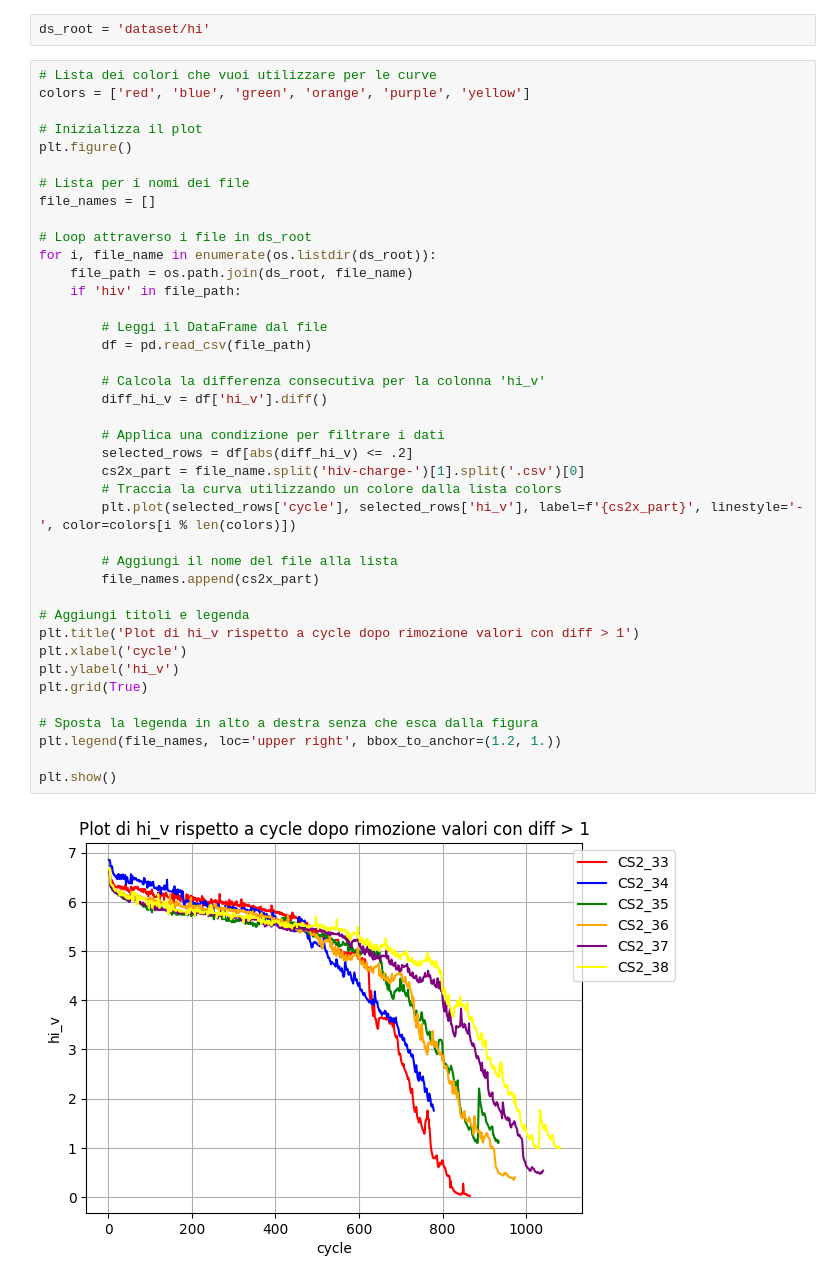
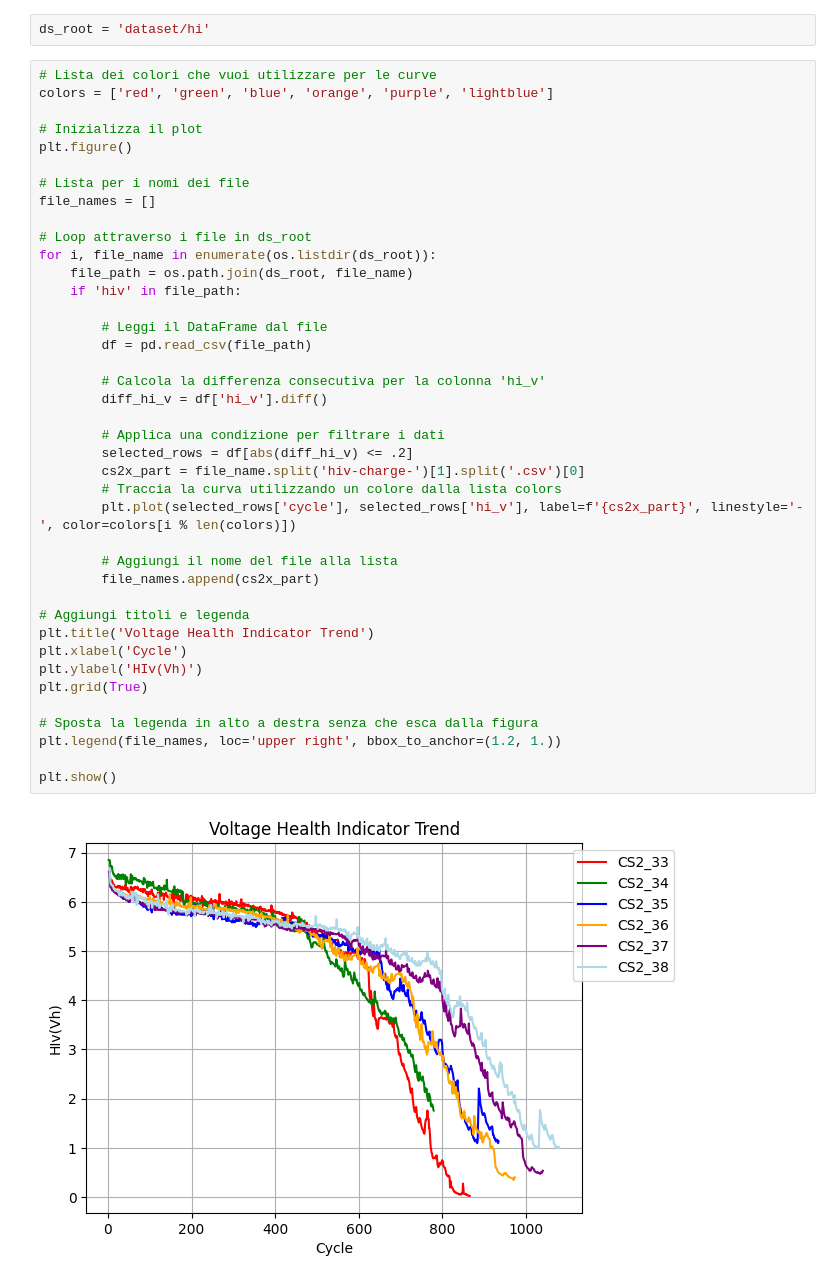
Before and after one commit to LorenzoLongarini/RUL-estimation-of-lithium-batteries, a Jupyter notebook: src/notebook/hi.ipynb, the cells around one changed output. Drawn from its saved outputs; the diff is of its cells as text.

```diff
--- a/src/notebook/hi.ipynb
+++ b/src/notebook/hi.ipynb
@@ -10,7 +10,7 @@ import os
 ds_root = 'dataset/hi'
 # %%
 # Lista dei colori che vuoi utilizzare per le curve
-colors = ['red', 'blue', 'green', 'orange', 'purple', 'yellow']
+colors = ['red', 'green', 'blue', 'orange', 'purple', 'lightblue']
 
 # Inizializza il plot
 plt.figure()
@@ -19,37 +19,37 @@ plt.figure()
 file_names = []
 
 # Loop attraverso i file in ds_root
 for i, file_name in enumerate(os.listdir(ds_root)):
     file_path = os.path.join(ds_root, file_name)
     if 'hiv' in file_path:
 
         # Leggi il DataFrame dal file
         df = pd.read_csv(file_path)
 
         # Calcola la differenza consecutiva per la colonna 'hi_v'
         diff_hi_v = df['hi_v'].diff()
 
         # Applica una condizione per filtrare i dati
         selected_rows = df[abs(diff_hi_v) <= .2]
         cs2x_part = file_name.split('hiv-charge-')[1].split('.csv')[0]
         # Traccia la curva utilizzando un colore dalla lista colors
         plt.plot(selected_rows['cycle'], selected_rows['hi_v'], label=f'{cs2x_part}', linestyle='-', color=colors[i % len(colors)])
 
         # Aggiungi il nome del file alla lista
         file_names.append(cs2x_part)
 
 # Aggiungi titoli e legenda
-plt.title('Plot di hi_v rispetto a cycle dopo rimozione valori con diff > 1')
-plt.xlabel('cycle')
-plt.ylabel('hi_v')
+plt.title('Voltage Health Indicator Trend')
+plt.xlabel('Cycle')
+plt.ylabel('HIv(Vh)')
 plt.grid(True)
 
 # Sposta la legenda in alto a destra senza che esca dalla figura
 plt.legend(file_names, loc='upper right', bbox_to_anchor=(1.2, 1.))
 
 plt.show()
 # %% [output]
-[figure, old version]
+[figure, new version]
 # %%
 # Lista dei colori che vuoi utilizzare per le curve
 colors = ['red', 'blue', 'green', 'orange', 'purple', 'yellow']
```
Also changed, not shown: parts of 2 cells of this notebook, 6 other files.
